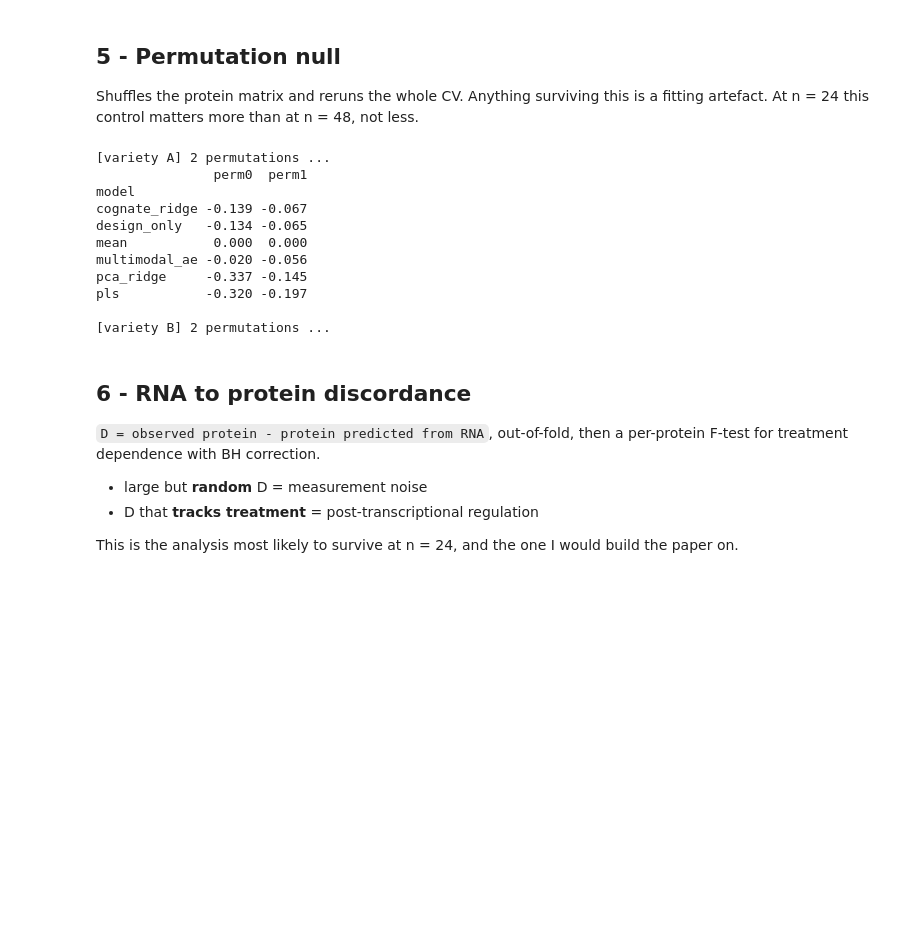
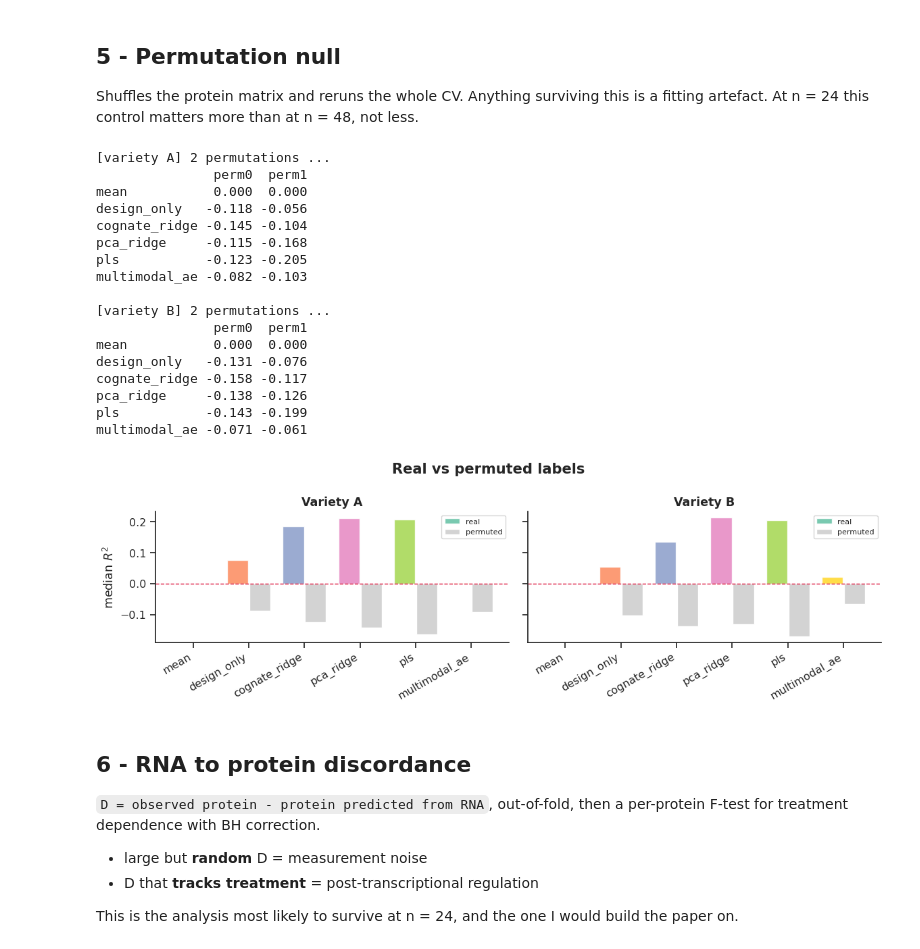
Before and after one commit to KristinaGagalova/autoencoders-test, a Jupyter notebook: rna_protein_per_variety.ipynb, the cells around one changed output. Drawn from its saved outputs; the diff is of its cells as text; code cells hidden in the pictures; blank space fills up the shorter version.

```diff
--- a/rna_protein_per_variety.ipynb
+++ b/rna_protein_per_variety.ipynb
@@ -59,12 +59,12 @@ cells (2 treatments x 4 timepoints) a larger latent space simply memorises them.
 
 # --- One entry per variety. Set to None to run the synthetic demo. --------
 VARIETIES = {
-    "A": dict(rna="data/norin-rnaseq.csv", prot="data/norin-prot.csv",
-              meta="data/norin_metadata.csv", mapping="data/norin_protein_gene_mapping.csv"),
-    "B": dict(rna="data/cadenza-rnaseq.csv", prot="data/cadenza-prot.csv",
-              meta="data/cadenza_metadata.csv", mapping="data/cadenza_protein_gene_mapping.csv"),
+    "A": dict(rna="A_rna.csv", prot="A_prot.csv",
+              meta="A_meta.csv", mapping="A_map.csv"),
+    "B": dict(rna="B_rna.csv", prot="B_prot.csv",
+              meta="B_meta.csv", mapping="B_map.csv"),
 }
-USE_DEMO = False          # <- set False once your paths above are real
+USE_DEMO = True          # <- set False once your paths above are real
 
 # --- Ortholog map linking variety A protein IDs to variety B protein IDs --
 ORTHOLOG_CSV = None      # e.g. "orthologs_A_to_B.csv", columns: id_a, id_b
@@ -79,15 +79,11 @@ PROT_MODE  = "intensity"    # "intensity" -> log2  | "logged" -> already logged
 # --- Autoencoder ----------------------------------------------------------
 LATENT       = 6
 HIDDEN       = (64, 16)
-
-
-DROPOUT      = 0.05      # was 0.20
-WEIGHT_DECAY = 3e-4      # was 3e-3
-PATIENCE     = 100       # was 60
-
+DROPOUT      = 0.20
 EPOCHS       = 400
+PATIENCE     = 60
 LR           = 1e-3
-
+WEIGHT_DECAY = 3e-3
 
 W_RECON = 0.5     # RNA->RNA and protein->protein reconstruction
 W_CROSS = 3.0     # RNA->protein  (the term that produces the discordance score)
@@ -99,6 +95,15 @@ SPLIT_SCHEMES_WANTED = ["leave_condition_out", "leave_treatment_out"]
 #   leave_treatment_out  2 folds, train on control -> predict treated
 #   leave_timepoint_out  4 folds, temporal extrapolation
 #   naive_random         diagnostic only, shows replicate leakage
+
+# Covariates: ONE function used by CV, the full-data refit and the lag
+# analysis alike. Mixing two different ones (4 cols vs 7) makes the CV
+# model and the interpretation model non-comparable.
+from rnaprot.multivariety import covariate_matrix_single
+COVARIATE_FN = covariate_matrix_single      # 7 cols (with interactions)
+# For the discordance analysis specifically, consider covariate_matrix_none
+# so the residual means 'not explained by RNA' rather than
+# 'not explained by RNA + the design you are about to test against'.
 
 N_PERM = 2        # label permutations (raise to 5+ for publication)
 
@@ -649,45 +420,53 @@ if N_PERM > 0:
         NULL[lab] = permutation_null(d, SPLIT_SCHEMES_SINGLE[MAIN](d.meta),
                                      build_models(), n_perm=N_PERM,
                                      pre_kwargs=PRE_KW,
-                                     cognate_index_fn=make_cognate_index_fn(d.cognate))
+                                     cognate_index_fn=make_cognate_index_fn(d.cognate),
+                                     covariate_fn=COVARIATE_FN)
         NULL[lab].to_csv(OUT_DIR / lab / "permutation_null.csv")
         print(NULL[lab].round(3).to_string())
         print()
 
     fig, axes = plt.subplots(1, len(LABELS), figsize=(6 * len(LABELS), 3.8),
                              squeeze=False, sharey=True)
     for c, lab in enumerate(LABELS):
         ax = axes[0][c]
         real = {m: R2[lab][MAIN][m].median() for m in MODEL_ORDER if m in R2[lab][MAIN]}
         nullm = NULL[lab].mean(axis=1)
         x = np.arange(len(real))
         ax.bar(x - 0.2, list(real.values()), 0.38, label="real",
                color=[PALETTE[m] for m in real], alpha=0.88)
         ax.bar(x + 0.2, [nullm.get(m, 0) for m in real], 0.38, label="permuted",
                color="lightgray")
         ax.set_xticks(x); ax.set_xticklabels(list(real), rotation=30, ha="right")
         ax.axhline(0, color="crimson", lw=1, ls="--")
         ax.set_title(f"Variety {lab}", fontweight="bold")
         ax.legend(fontsize=8); ax.spines[["top", "right"]].set_visible(False)
     axes[0][0].set_ylabel("median $R^2$")
     fig.suptitle("Real vs permuted labels", fontweight="bold")
     plt.tight_layout()
     plt.savefig(OUT_DIR / "figures" / "permutation.png", dpi=150, bbox_inches="tight")
     plt.show()
 else:
     print("N_PERM = 0, skipped")
 # %% [output]
 [variety A] 2 permutations ...
                perm0  perm1
-model
-cognate_ridge -0.139 -0.067
-design_only   -0.134 -0.065
 mean           0.000  0.000
-multimodal_ae -0.020 -0.056
-pca_ridge     -0.337 -0.145
-pls           -0.320 -0.197
+design_only   -0.118 -0.056
+cognate_ridge -0.145 -0.104
+pca_ridge     -0.115 -0.168
+pls           -0.123 -0.205
+multimodal_ae -0.082 -0.103
 
 [variety B] 2 permutations ...
+               perm0  perm1
+mean           0.000  0.000
+design_only   -0.131 -0.076
+cognate_ridge -0.158 -0.117
+pca_ridge     -0.138 -0.126
+pls           -0.143 -0.199
+multimodal_ae -0.071 -0.061
+[figure, added]
 # %% [markdown]
 ## 6 - RNA to protein discordance
 
```
Also changed, not shown: parts of 16 cells of this notebook, 2 other files.
